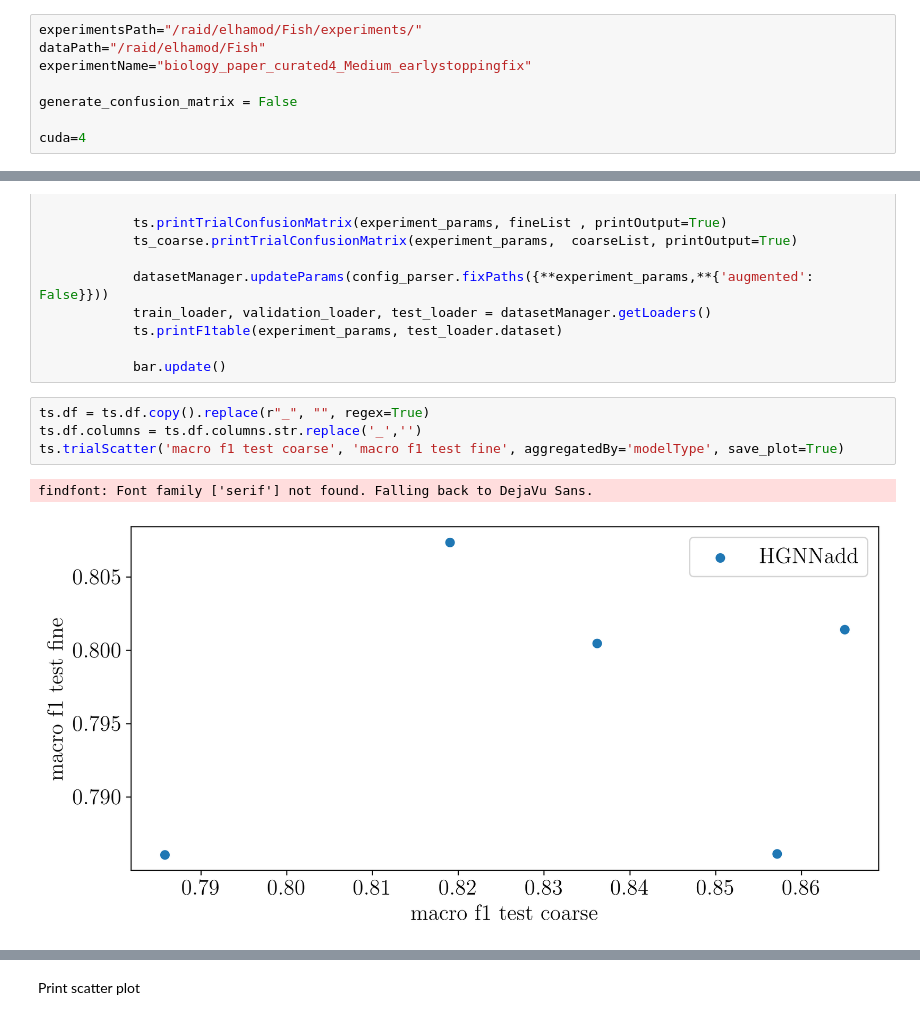
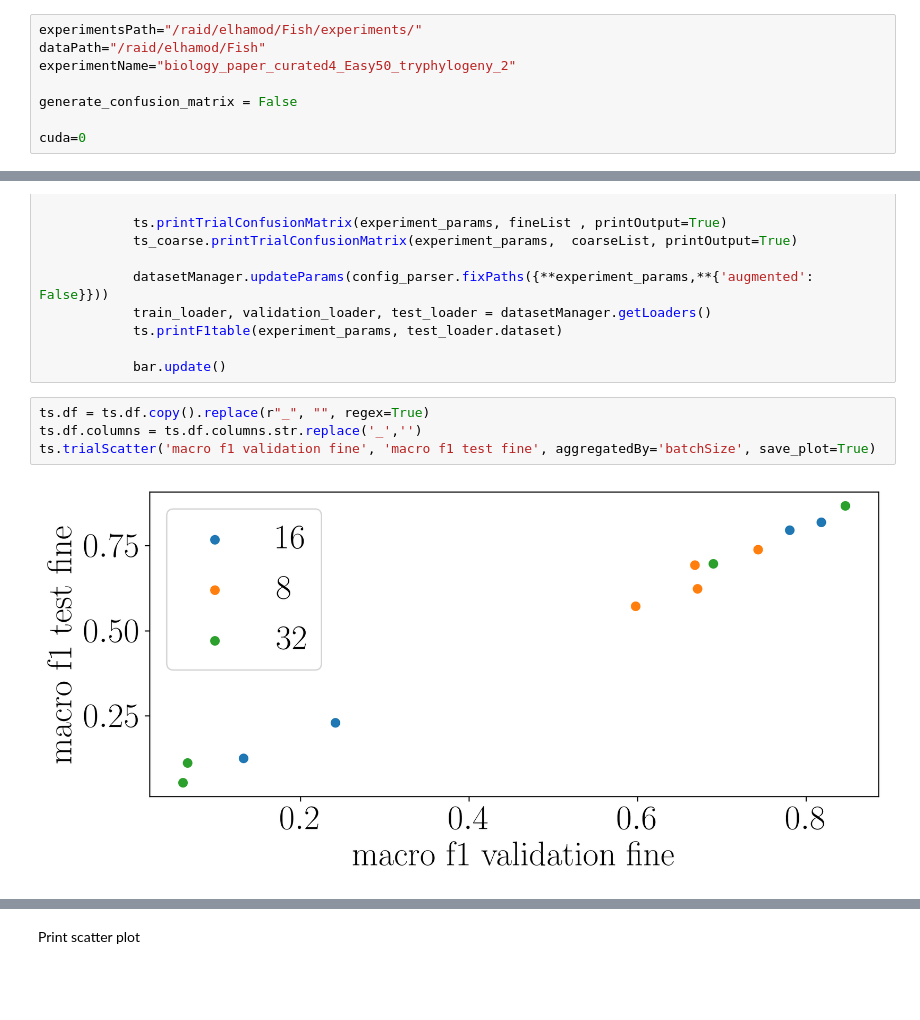
Before and after one commit to elhamod/HGNN, a Jupyter notebook: HGNN/analyse/Analyze experiments.ipynb, the cells around one changed output, grey strips where cells are left out. Saved outputs shown, nothing was run; the diff lists cells and outputs as text; blank space fills up the shorter version.

```diff
--- a/HGNN/analyse/Analyze experiments.ipynb
+++ b/HGNN/analyse/Analyze experiments.ipynb
@@ -22,11 +22,11 @@ parameters
 # %%
 experimentsPath="/raid/elhamod/Fish/experiments/"
 dataPath="/raid/elhamod/Fish"
-experimentName="biology_paper_curated4_Medium_earlystoppingfix"
+experimentName="biology_paper_curated4_Easy50_tryphylogeny_2"
 
 generate_confusion_matrix = False
 
-cuda=4
+cuda=0
 # %% [markdown]
 Cuda
 # %%
@@ -181,7 +184,6 @@ if generate_confusion_matrix:
 # %%
 ts.df = ts.df.copy().replace(r"_", "", regex=True)
 ts.df.columns = ts.df.columns.str.replace('_','')
-ts.trialScatter('macro f1 test coarse', 'macro f1 test fine', aggregatedBy='modelType', save_plot=True)
+ts.trialScatter('macro f1 validation fine', 'macro f1 test fine', aggregatedBy='batchSize', save_plot=True)
 # %% [output]
-findfont: Font family ['serif'] not found. Falling back to DejaVu Sans.
-[figure, old version]
+[figure, new version]
```
Also changed, not shown: parts of 10 cells of this notebook, 7 other files.
